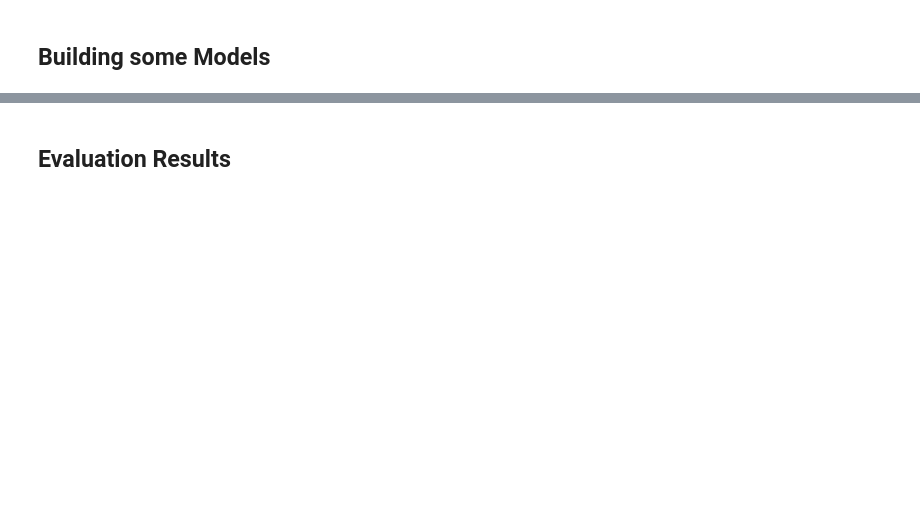
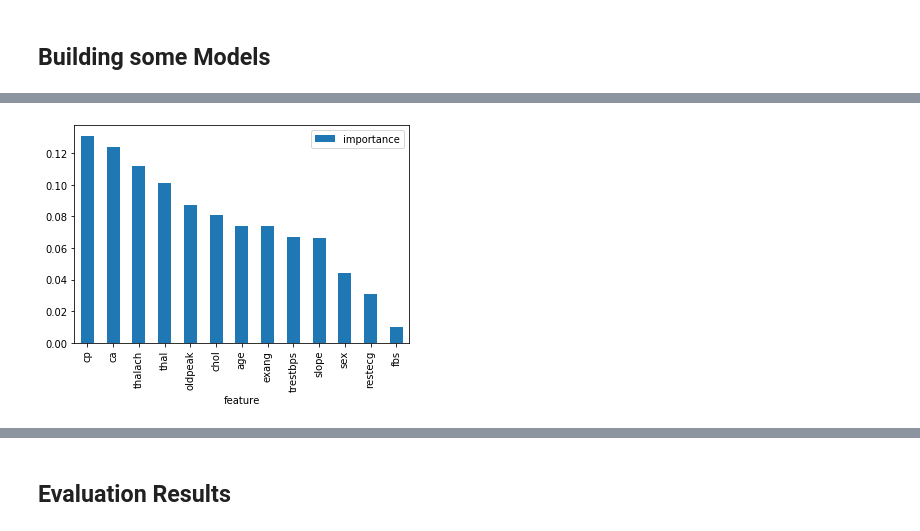
Before and after one commit to viniciusov/heart-disease, a Jupyter notebook: heart-disease.ipynb, the cells around one changed output, grey strips where cells are left out. Saved outputs shown, nothing was run; the diff lists cells and outputs as text; code cells hidden in the pictures; blank space fills up the shorter version.

Commit message:
Tree visualization added

```diff
--- a/heart-disease.ipynb
+++ b/heart-disease.ipynb
@@ -145,8 +168,8 @@ KNN Test Score: 0.7763157894736842
 # %%
-lr = LogisticRegression(random_state=101, solver='lbfgs') #Solver added to disable warnings
-lr.fit(X_train_scaled, y_train)
+lr = LogisticRegression(random_state=2, solver='lbfgs', max_iter=1500) #Parameters added to disable warnings
+lr.fit(X_train_balanced, y_train_balanced)
 
-print('CV score:', cross_val_score(lr, X_train_scaled, y_train, cv = 3).mean())
-print('LR Train Score:', lr.score(X_train_scaled, y_train))
-print('LR Test Score:', lr.score(X_test_scaled, y_test))
+print('CV score:', cross_val_score(lr, X_train_balanced, y_train_balanced, cv = 3).mean())
+print('LR Train Score:', lr.score(X_train_balanced, y_train_balanced))
+print('LR Test Score:', lr.score(X_test, y_test))
 # %% [output]
@@ -156,8 +179,8 @@ LR Test Score: 0.8421052631578947
 # %%
-svm = SVC(gamma='auto',random_state=101)
-svm.fit(X_train_scaled, y_train)
+svm = SVC(gamma='auto',random_state=2)
+svm.fit(X_train_balanced, y_train_balanced)
 
-print('CV score:', cross_val_score(svm, X_train_scaled, y_train, cv = 3).mean())
-print('SVM Train Score:', svm.score(X_train_scaled, y_train))
-print('SVM Test Score:', svm.score(X_test_scaled, y_test))
+print('CV score:', cross_val_score(svm, X_train_balanced, y_train_balanced, cv = 3).mean())
+print('SVM Train Score:', svm.score(X_train_balanced, y_train_balanced))
+print('SVM Test Score:', svm.score(X_test, y_test))
 # %% [output]
@@ -232,0 +264,4 @@ RF Test Score: 0.8552631578947368
+# %%
+importances = pd.DataFrame({'feature':X_train.columns,'importance':np.round(rf_best_grid.feature_importances_,3)})
+importances = importances.sort_values('importance',ascending=False).set_index('feature')
+importances
@@ -232,0 +284,5 @@ RF Test Score: 0.8552631578947368
+# %%
+importances.plot.bar()
+plt.show()
+# %% [output]
+[figure, added]
```
Also changed, not shown: parts of 38 cells of this notebook, 3 other files.
